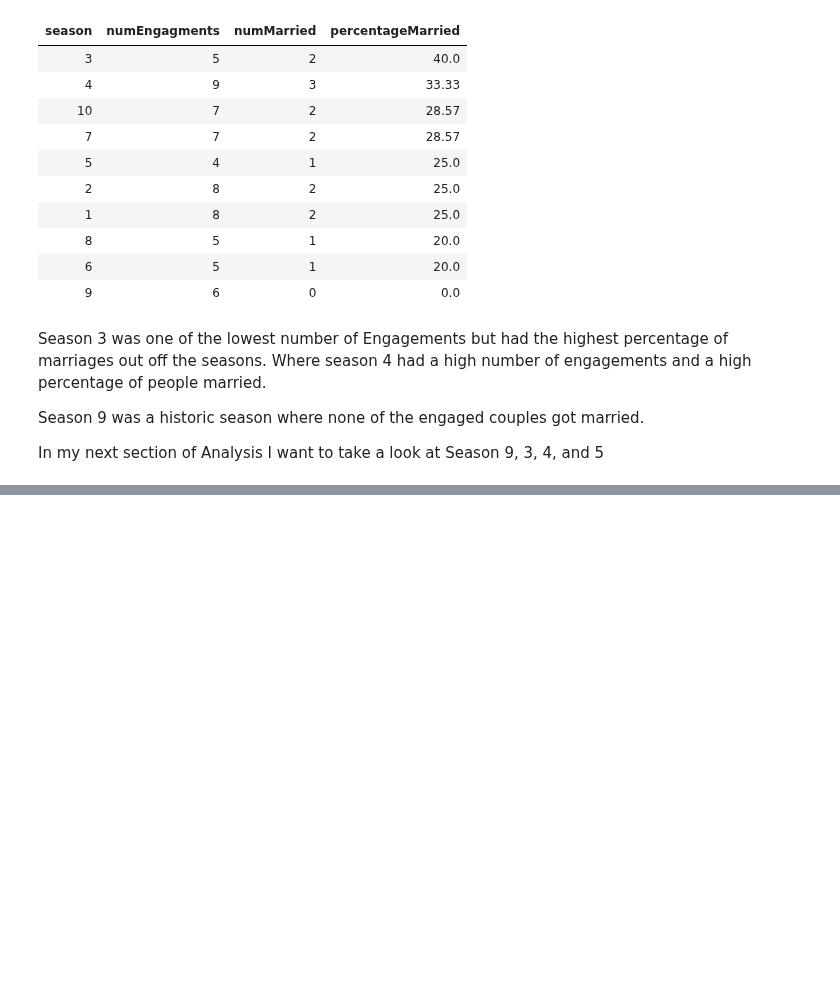
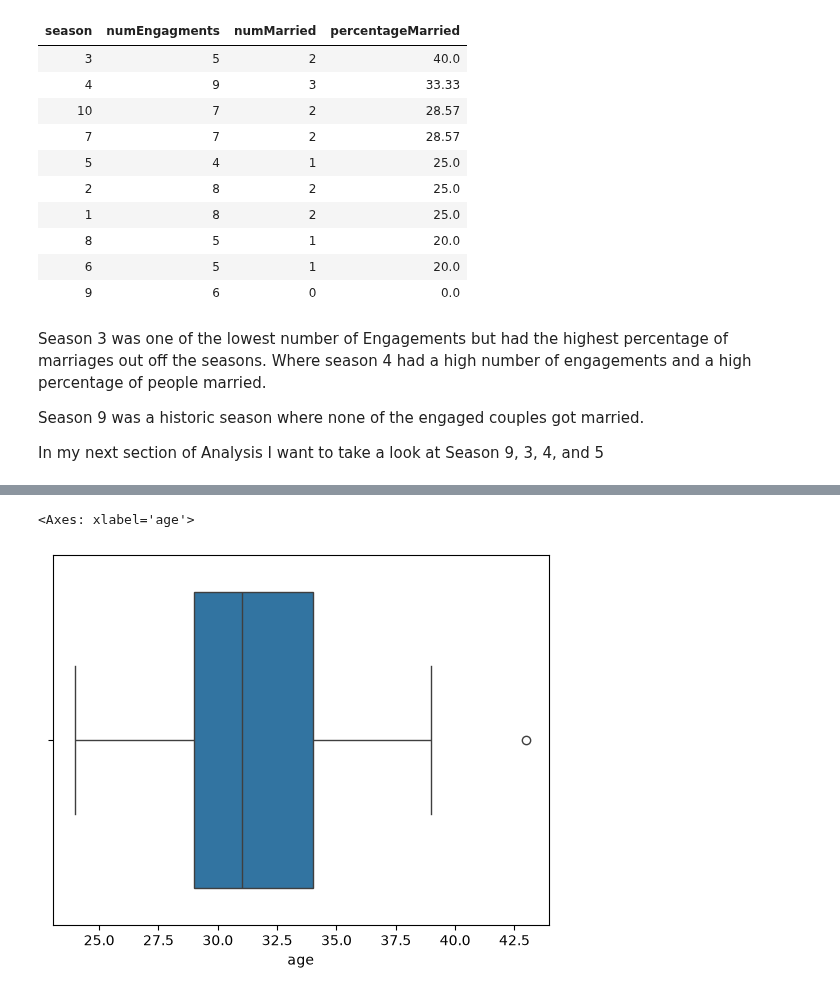
Before and after one commit to ZeeThomas/Love-Is-Blind-Analysis, a Jupyter notebook: analysisV0.ipynb, the cells around one changed output, grey strips where cells are left out. Saved outputs shown, nothing was run; the diff lists cells and outputs as text; code cells hidden in the pictures; blank space fills up the shorter version.

```diff
--- a/analysisV0.ipynb
+++ b/analysisV0.ipynb
@@ -340,0 +518,5 @@ In my next section of Analysis I want to take a look at Season 9, 3, 4, and 5
+# %%
+sns.boxplot(single_contestants, x="age")
+# %% [output]
+<Axes: xlabel='age'>
+[figure, added]
```
Also changed, not shown: parts of 30 cells of this notebook, 4 other files.
